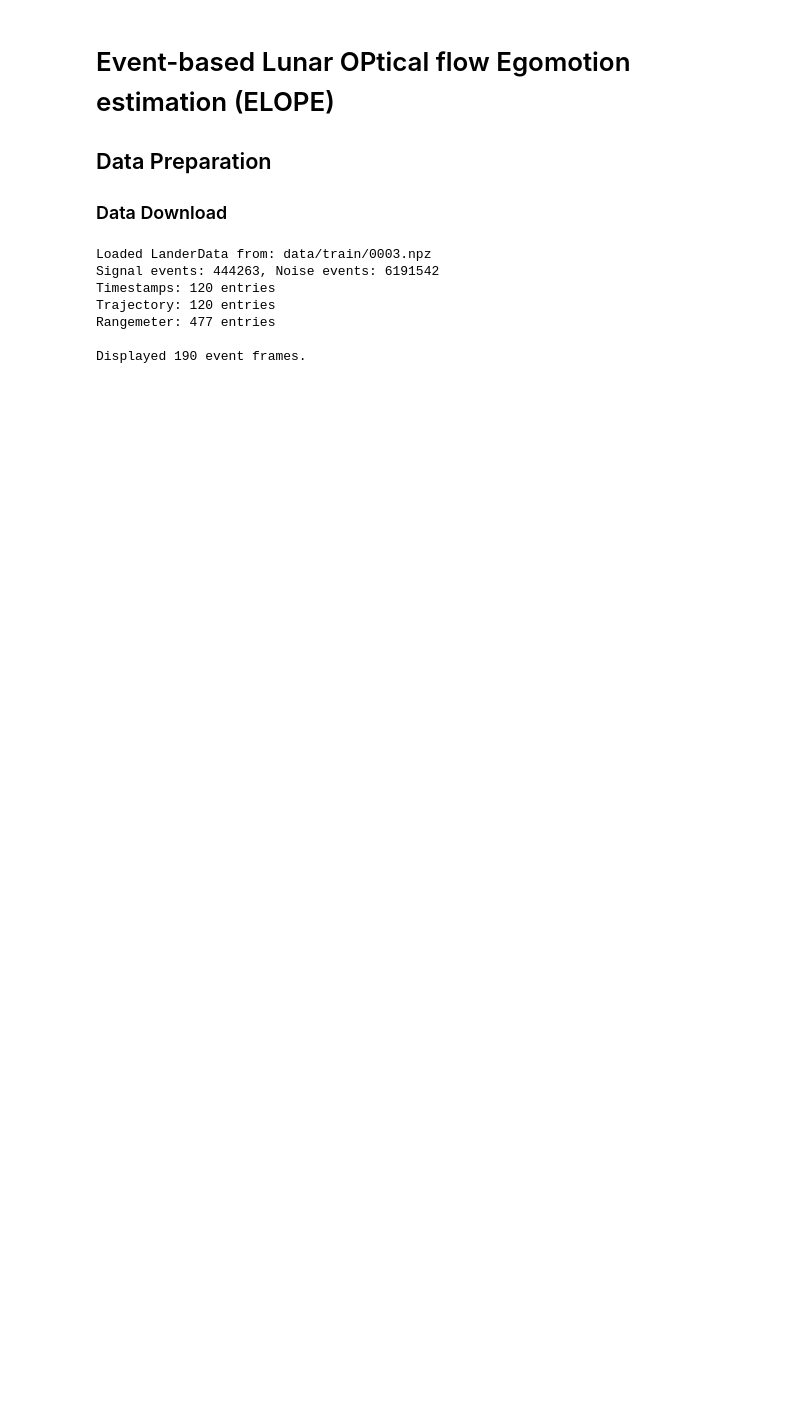
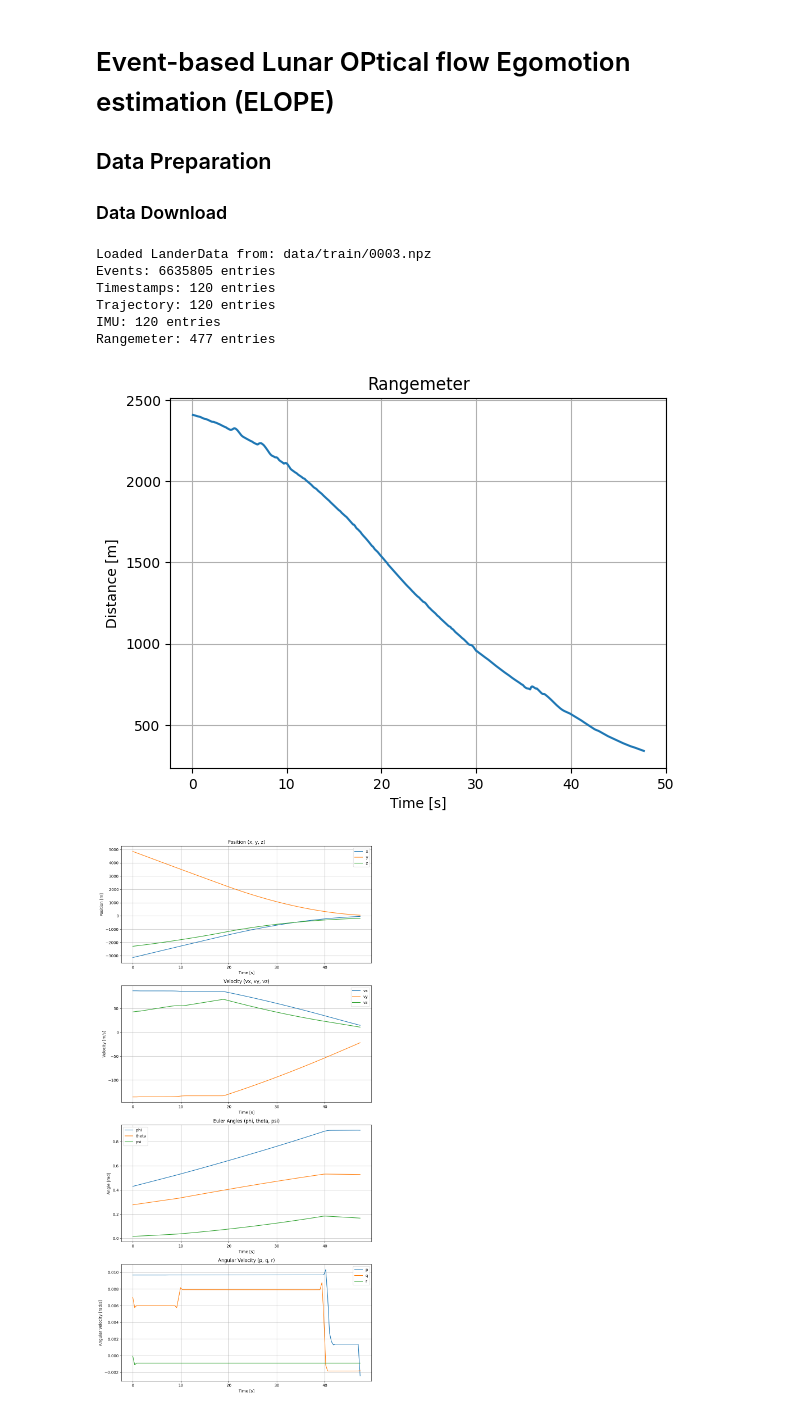
Before and after one commit to jrosa02/ZAW-Projekt, a Jupyter notebook: main.ipynb, the cells around one changed output. Drawn from its saved outputs; the diff is of its cells as text; code cells hidden in the pictures; blank space fills up the shorter version.

```diff
--- a/main.ipynb
+++ b/main.ipynb
@@ -54,15 +54,16 @@ test_path = os.path.join(dataset_path, "test")
 # %%
 landerData = LanderData("data/train/0003.npz",
                         filter_data=False, filter_t=1/100, filter_k=1, filter_size=5)
 landerData.summary()
-# landerData.plot_rangemeter()
-# landerData.plot_trajectory()
+landerData.plot_rangemeter()
+landerData.plot_trajectory()
 landerData.display_event_frames(tau=0.25, wait=100)
 # %% [output]
 Loaded LanderData from: data/train/0003.npz
-Signal events: 444263, Noise events: 6191542
+Events: 6635805 entries
 Timestamps: 120 entries
 Trajectory: 120 entries
+IMU: 120 entries
 Rangemeter: 477 entries
-
-Displayed 190 event frames.
+[figure, added]
+[figure, added]
```
Also changed, not shown: parts of 1 cell of this notebook, 3 other files.
